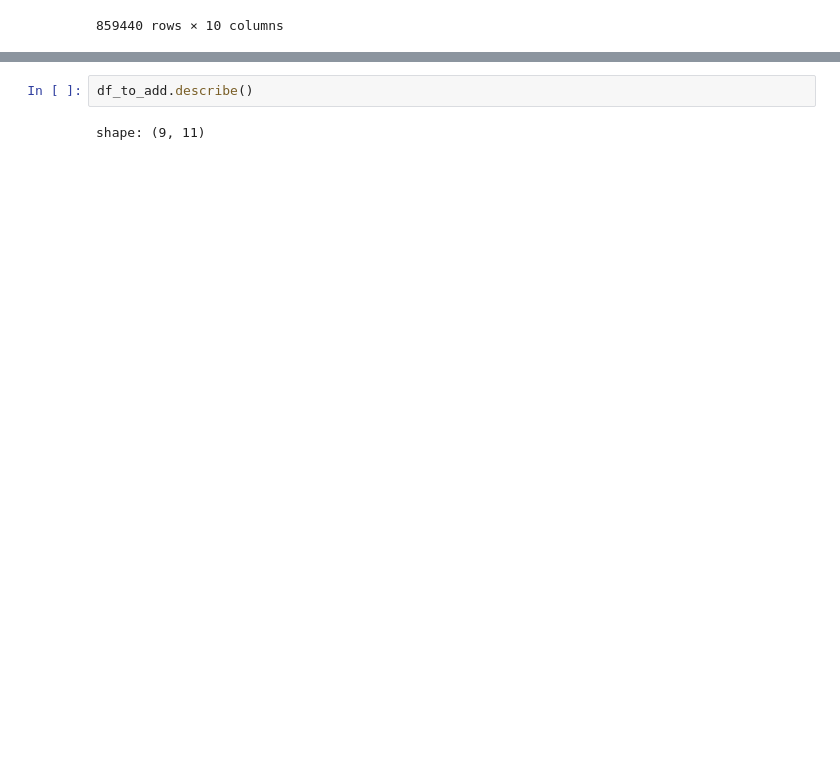
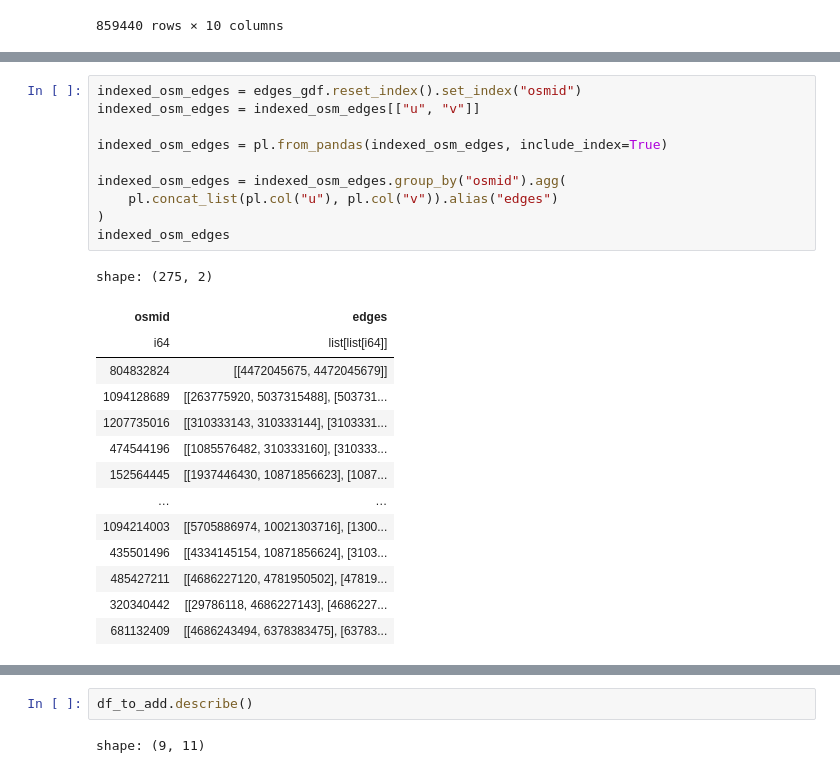
Before and after one commit to JoseEdSouza/map-matching, a Jupyter notebook: resolve_unmapped_nodes.ipynb, the cells around one changed output, grey strips where cells are left out. Saved outputs shown, nothing was run; the diff lists cells and outputs as text; blank space fills up the shorter version.

```diff
--- a/resolve_unmapped_nodes.ipynb
+++ b/resolve_unmapped_nodes.ipynb
@@ -105,0 +86,25 @@ shape: (80_031, 10)
+# %%
+indexed_osm_edges = edges_gdf.reset_index().set_index("osmid")
+indexed_osm_edges = indexed_osm_edges[["u", "v"]]
+
+indexed_osm_edges = pl.from_pandas(indexed_osm_edges, include_index=True)
+
+indexed_osm_edges = indexed_osm_edges.group_by("osmid").agg(
+    pl.concat_list(pl.col("u"), pl.col("v")).alias("edges")
+)
+indexed_osm_edges
+# %% [output]
+shape: (275, 2)
+| osmid | edges |
+| i64 | list[list[i64]] |
+| 804832824 | [[4472045675, 4472045679]] |
+| 1094128689 | [[263775920, 5037315488], [503731... |
+| 1207735016 | [[310333143, 310333144], [3103331... |
+| 474544196 | [[1085576482, 310333160], [310333... |
+| 152564445 | [[1937446430, 10871856623], [1087... |
+| … | … |
+| 1094214003 | [[5705886974, 10021303716], [1300... |
+| 435501496 | [[4334145154, 10871856624], [3103... |
+| 485427211 | [[4686227120, 4781950502], [47819... |
+| 320340442 | [[29786118, 4686227143], [4686227... |
+| 681132409 | [[4686243494, 6378383475], [63783... |
```
Also changed, not shown: parts of 17 cells of this notebook.
